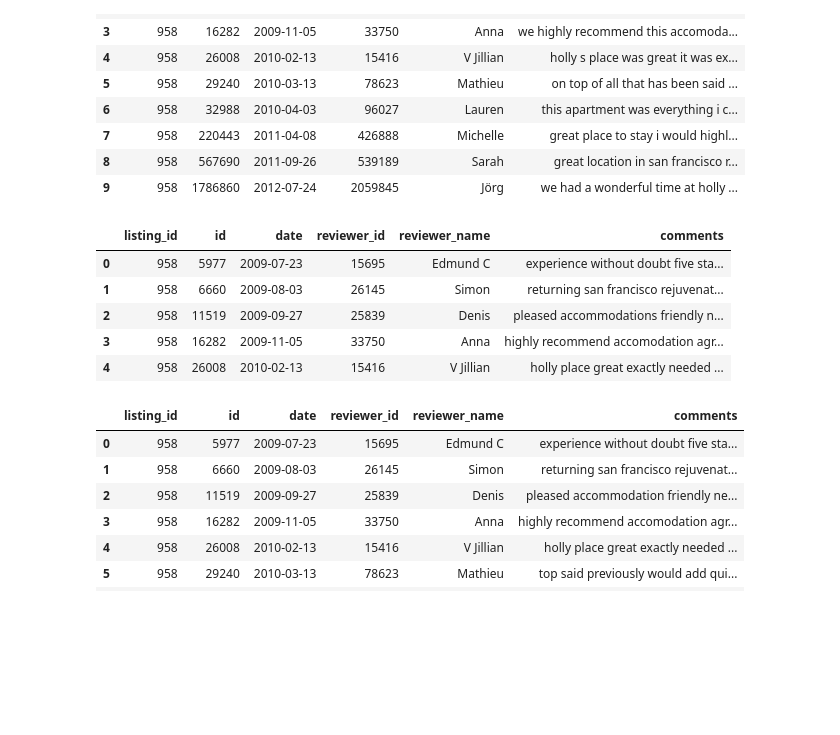
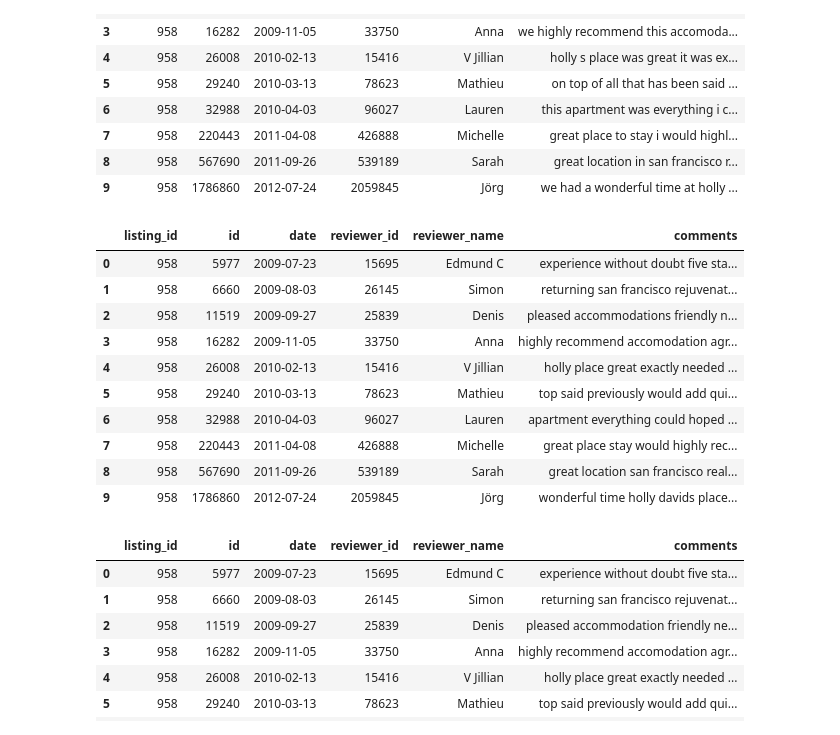
Before and after one commit to shasha920/HowToUseNLPOnAirbnbCommentTextAnalysis, a Jupyter notebook: HuaYang6410GroupProjectCode.ipynb, the cells around one changed output. Saved outputs shown, nothing was run; the diff lists cells and outputs as text; code cells hidden in the pictures; blank space fills up the shorter version.

```diff
--- a/HuaYang6410GroupProjectCode.ipynb
+++ b/HuaYang6410GroupProjectCode.ipynb
@@ -76,0 +94,2 @@ Name: date, Length: 4596, dtype: int64
+# %%
+df.dropna(inplace=True)
@@ -124,14 +153,19 @@ df.head(10)
 | 9 | 958 | 1786860 | 2012-07-24 | 2059845 | Jörg | we had a wonderful time at holly ... |
 # %%
 df['comments']=df['comments'].apply(lambda x:' '.join([word for word in x.split()if word not in (stop_words)]))
-df.head()
+df.head(10)
 # %% [output]
 |  | listing_id | id | date | reviewer_id | reviewer_name | comments |
 | 0 | 958 | 5977 | 2009-07-23 | 15695 | Edmund C | experience without doubt five sta... |
 | 1 | 958 | 6660 | 2009-08-03 | 26145 | Simon | returning san francisco rejuvenat... |
 | 2 | 958 | 11519 | 2009-09-27 | 25839 | Denis | pleased accommodations friendly n... |
 | 3 | 958 | 16282 | 2009-11-05 | 33750 | Anna | highly recommend accomodation agr... |
 | 4 | 958 | 26008 | 2010-02-13 | 15416 | V Jillian | holly place great exactly needed ... |
+| 5 | 958 | 29240 | 2010-03-13 | 78623 | Mathieu | top said previously would add qui... |
+| 6 | 958 | 32988 | 2010-04-03 | 96027 | Lauren | apartment everything could hoped ... |
+| 7 | 958 | 220443 | 2011-04-08 | 426888 | Michelle | great place stay would highly rec... |
+| 8 | 958 | 567690 | 2011-09-26 | 539189 | Sarah | great location san francisco real... |
+| 9 | 958 | 1786860 | 2012-07-24 | 2059845 | Jörg | wonderful time holly davids place... |
 # %%
 lemma=WordNetLemmatizer()
 def text_preprocess(text):
```
Also changed, not shown: parts of 5 cells of this notebook.
